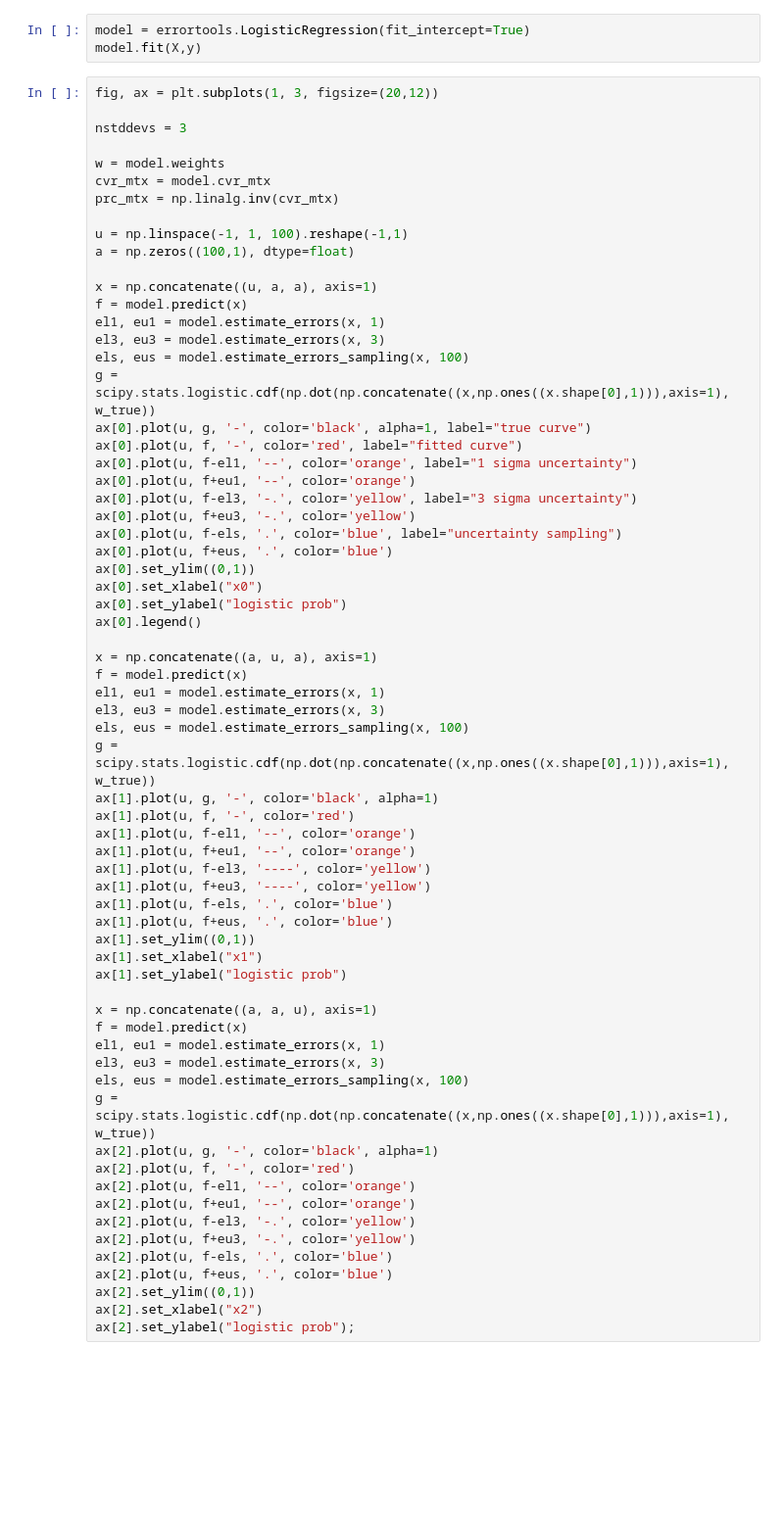
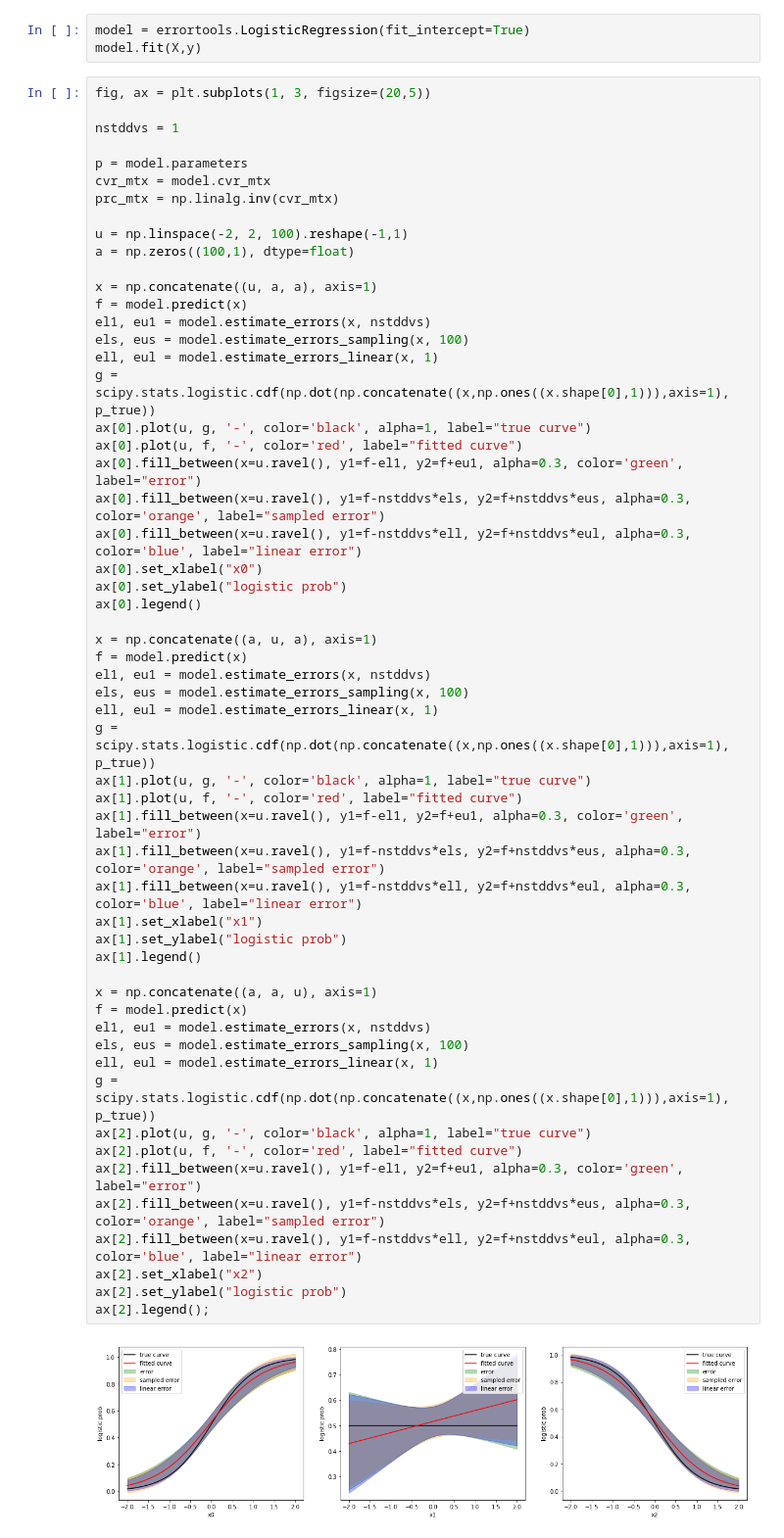
Before and after one commit to faab5/errortools, a Jupyter notebook: notebooks/example.ipynb, the cells around one changed output. Shown: that part at 98% size. Saved outputs shown, nothing was run; the diff lists cells and outputs as text; blank space fills up the shorter version.

```diff
--- a/notebooks/example.ipynb
+++ b/notebooks/example.ipynb
@@ -41,68 +47,60 @@ ax[2].set_ylabel("x2");
 model = errortools.LogisticRegression(fit_intercept=True)
 model.fit(X,y)
 # %%
-fig, ax = plt.subplots(1, 3, figsize=(20,12))
+fig, ax = plt.subplots(1, 3, figsize=(20,5))
 
-nstddevs = 3
+nstddvs = 1
 
-w = model.weights
+p = model.parameters
 cvr_mtx = model.cvr_mtx
 prc_mtx = np.linalg.inv(cvr_mtx)
 
-u = np.linspace(-1, 1, 100).reshape(-1,1)
+u = np.linspace(-2, 2, 100).reshape(-1,1)
 a = np.zeros((100,1), dtype=float)
 
 x = np.concatenate((u, a, a), axis=1)
 f = model.predict(x)
-el1, eu1 = model.estimate_errors(x, 1)
-el3, eu3 = model.estimate_errors(x, 3)
+el1, eu1 = model.estimate_errors(x, nstddvs)
 els, eus = model.estimate_errors_sampling(x, 100)
-g = scipy.stats.logistic.cdf(np.dot(np.concatenate((x,np.ones((x.shape[0],1))),axis=1), w_true))
+ell, eul = model.estimate_errors_linear(x, 1)
+g = scipy.stats.logistic.cdf(np.dot(np.concatenate((x,np.ones((x.shape[0],1))),axis=1), p_true))
 ax[0].plot(u, g, '-', color='black', alpha=1, label="true curve")
 ax[0].plot(u, f, '-', color='red', label="fitted curve")
-ax[0].plot(u, f-el1, '--', color='orange', label="1 sigma uncertainty")
-ax[0].plot(u, f+eu1, '--', color='orange')
-ax[0].plot(u, f-el3, '-.', color='yellow', label="3 sigma uncertainty")
-ax[0].plot(u, f+eu3, '-.', color='yellow')
-ax[0].plot(u, f-els, '.', color='blue', label="uncertainty sampling")
-ax[0].plot(u, f+eus, '.', color='blue')
-ax[0].set_ylim((0,1))
+ax[0].fill_between(x=u.ravel(), y1=f-el1, y2=f+eu1, alpha=0.3, color='green', label="error")
+ax[0].fill_between(x=u.ravel(), y1=f-nstddvs*els, y2=f+nstddvs*eus, alpha=0.3, color='orange', label="sampled error")
+ax[0].fill_between(x=u.ravel(), y1=f-nstddvs*ell, y2=f+nstddvs*eul, alpha=0.3, color='blue', label="linear error")
 ax[0].set_xlabel("x0")
 ax[0].set_ylabel("logistic prob")
 ax[0].legend()
 
 x = np.concatenate((a, u, a), axis=1)
 f = model.predict(x)
-el1, eu1 = model.estimate_errors(x, 1)
-el3, eu3 = model.estimate_errors(x, 3)
+el1, eu1 = model.estimate_errors(x, nstddvs)
 els, eus = model.estimate_errors_sampling(x, 100)
-g = scipy.stats.logistic.cdf(np.dot(np.concatenate((x,np.ones((x.shape[0],1))),axis=1), w_true))
-ax[1].plot(u, g, '-', color='black', alpha=1)
-ax[1].plot(u, f, '-', color='red')
-ax[1].plot(u, f-el1, '--', color='orange')
-ax[1].plot(u, f+eu1, '--', color='orange')
-ax[1].plot(u, f-el3, '----', color='yellow')
-ax[1].plot(u, f+eu3, '----', color='yellow')
-ax[1].plot(u, f-els, '.', color='blue')
-ax[1].plot(u, f+eus, '.', color='blue')
-ax[1].set_ylim((0,1))
+ell, eul = model.estimate_errors_linear(x, 1)
+g = scipy.stats.logistic.cdf(np.dot(np.concatenate((x,np.ones((x.shape[0],1))),axis=1), p_true))
+ax[1].plot(u, g, '-', color='black', alpha=1, label="true curve")
+ax[1].plot(u, f, '-', color='red', label="fitted curve")
+ax[1].fill_between(x=u.ravel(), y1=f-el1, y2=f+eu1, alpha=0.3, color='green', label="error")
+ax[1].fill_between(x=u.ravel(), y1=f-nstddvs*els, y2=f+nstddvs*eus, alpha=0.3, color='orange', label="sampled error")
+ax[1].fill_between(x=u.ravel(), y1=f-nstddvs*ell, y2=f+nstddvs*eul, alpha=0.3, color='blue', label="linear error")
 ax[1].set_xlabel("x1")
 ax[1].set_ylabel("logistic prob")
+ax[1].legend()
 
 x = np.concatenate((a, a, u), axis=1)
 f = model.predict(x)
-el1, eu1 = model.estimate_errors(x, 1)
-el3, eu3 = model.estimate_errors(x, 3)
+el1, eu1 = model.estimate_errors(x, nstddvs)
 els, eus = model.estimate_errors_sampling(x, 100)
-g = scipy.stats.logistic.cdf(np.dot(np.concatenate((x,np.ones((x.shape[0],1))),axis=1), w_true))
-ax[2].plot(u, g, '-', color='black', alpha=1)
-ax[2].plot(u, f, '-', color='red')
-ax[2].plot(u, f-el1, '--', color='orange')
-ax[2].plot(u, f+eu1, '--', color='orange')
-ax[2].plot(u, f-el3, '-.', color='yellow')
-ax[2].plot(u, f+eu3, '-.', color='yellow')
-ax[2].plot(u, f-els, '.', color='blue')
-ax[2].plot(u, f+eus, '.', color='blue')
-ax[2].set_ylim((0,1))
+ell, eul = model.estimate_errors_linear(x, 1)
+g = scipy.stats.logistic.cdf(np.dot(np.concatenate((x,np.ones((x.shape[0],1))),axis=1), p_true))
+ax[2].plot(u, g, '-', color='black', alpha=1, label="true curve")
+ax[2].plot(u, f, '-', color='red', label="fitted curve")
+ax[2].fill_between(x=u.ravel(), y1=f-el1, y2=f+eu1, alpha=0.3, color='green', label="error")
+ax[2].fill_between(x=u.ravel(), y1=f-nstddvs*els, y2=f+nstddvs*eus, alpha=0.3, color='orange', label="sampled error")
+ax[2].fill_between(x=u.ravel(), y1=f-nstddvs*ell, y2=f+nstddvs*eul, alpha=0.3, color='blue', label="linear error")
 ax[2].set_xlabel("x2")
-ax[2].set_ylabel("logistic prob");
+ax[2].set_ylabel("logistic prob")
+ax[2].legend();
+# %% [output]
+[figure, added]
```
Also changed, not shown: parts of 10 cells of this notebook, 5 other files.
